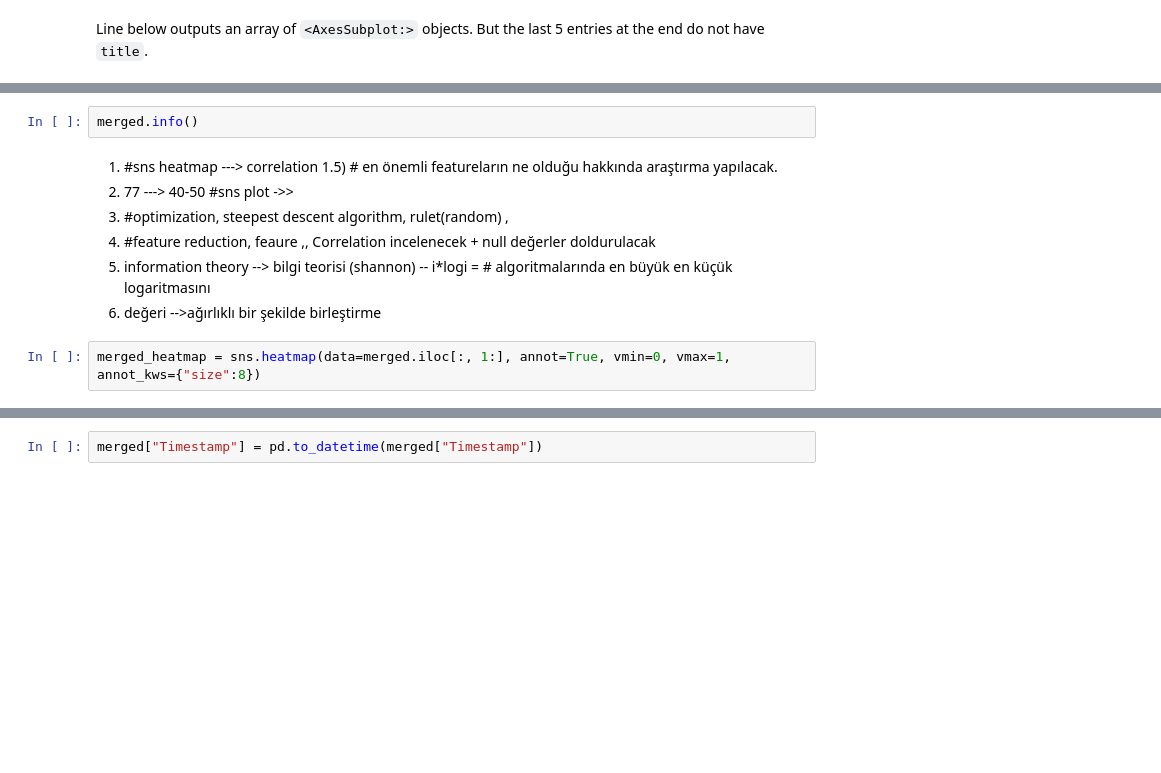
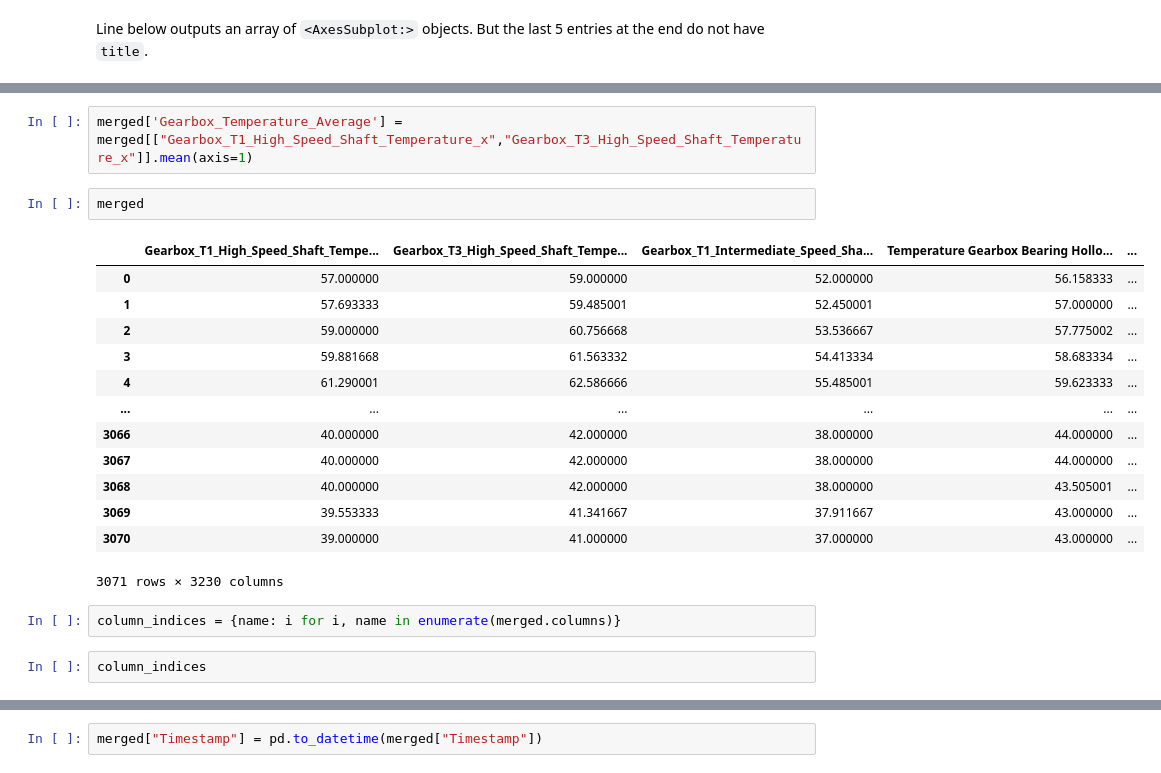
Before and after one commit to OrkunAvci/Wind-Force, a Jupyter notebook: Hackathon.ipynb, the cells around one changed output, grey strips where cells are left out. Cells and saved outputs as stored; diff of their text form; blank space fills up the shorter version.

```diff
--- a/Hackathon.ipynb
+++ b/Hackathon.ipynb
@@ -60,13 +253,22 @@ merged
+# %%
+merged['Gearbox_Temperature_Average'] = merged[["Gearbox_T1_High_Speed_Shaft_Temperature_x","Gearbox_T3_High_Speed_Shaft_Temperature_x"]].mean(axis=1)
 # %%
-merged.info()
+merged
+# %% [output]
+|  | Gearbox_T1_High_Speed_Shaft_Tempe... | Gearbox_T3_High_Speed_Shaft_Tempe... | Gearbox_T1_Intermediate_Speed_Sha... | Temperature Gearbox Bearing Hollo... | ... |
+| 0 | 57.000000 | 59.000000 | 52.000000 | 56.158333 | ... |
+| 1 | 57.693333 | 59.485001 | 52.450001 | 57.000000 | ... |
+| 2 | 59.000000 | 60.756668 | 53.536667 | 57.775002 | ... |
+| 3 | 59.881668 | 61.563332 | 54.413334 | 58.683334 | ... |
+| 4 | 61.290001 | 62.586666 | 55.485001 | 59.623333 | ... |
+| ... | ... | ... | ... | ... | ... |
+| 3066 | 40.000000 | 42.000000 | 38.000000 | 44.000000 | ... |
+| 3067 | 40.000000 | 42.000000 | 38.000000 | 44.000000 | ... |
+| 3068 | 40.000000 | 42.000000 | 38.000000 | 43.505001 | ... |
+| 3069 | 39.553333 | 41.341667 | 37.911667 | 43.000000 | ... |
+| 3070 | 39.000000 | 41.000000 | 37.000000 | 43.000000 | ... |
+3071 rows × 3230 columns
-# %% [markdown]
-1) #sns heatmap ---> correlation
-1.5) # en önemli featureların ne olduğu hakkında araştırma yapılacak.
-2) 77 ---> 40-50 #sns plot ->>
-3) #optimization, steepest descent algorithm, rulet(random) ,
-4) #feature reduction,
-feaure ,, Correlation incelenecek + null değerler doldurulacak
-5) information theory --> bilgi teorisi (shannon) -- i*logi = # algoritmalarında en büyük en küçük logaritmasını
-2) değeri -->ağırlıklı bir şekilde birleştirme
-# %%
-merged_heatmap = sns.heatmap(data=merged.iloc[:, 1:], annot=True, vmin=0, vmax=1, annot_kws={"size":8})
+# %%
+column_indices = {name: i for i, name in enumerate(merged.columns)}
+# %%
+column_indices
```
Also changed, not shown: parts of 41 cells of this notebook.
